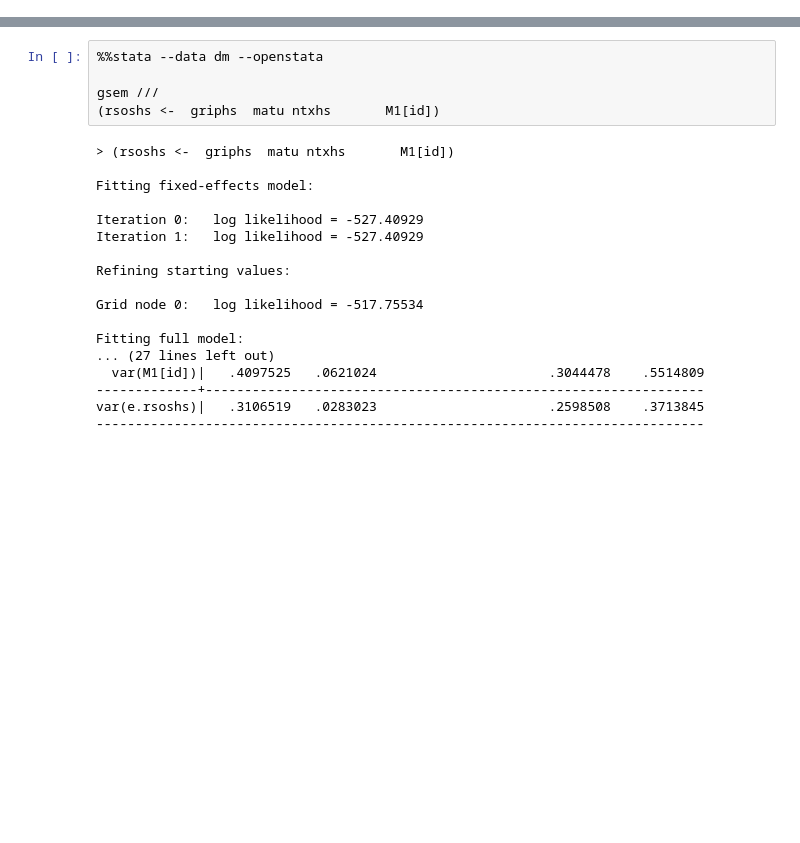
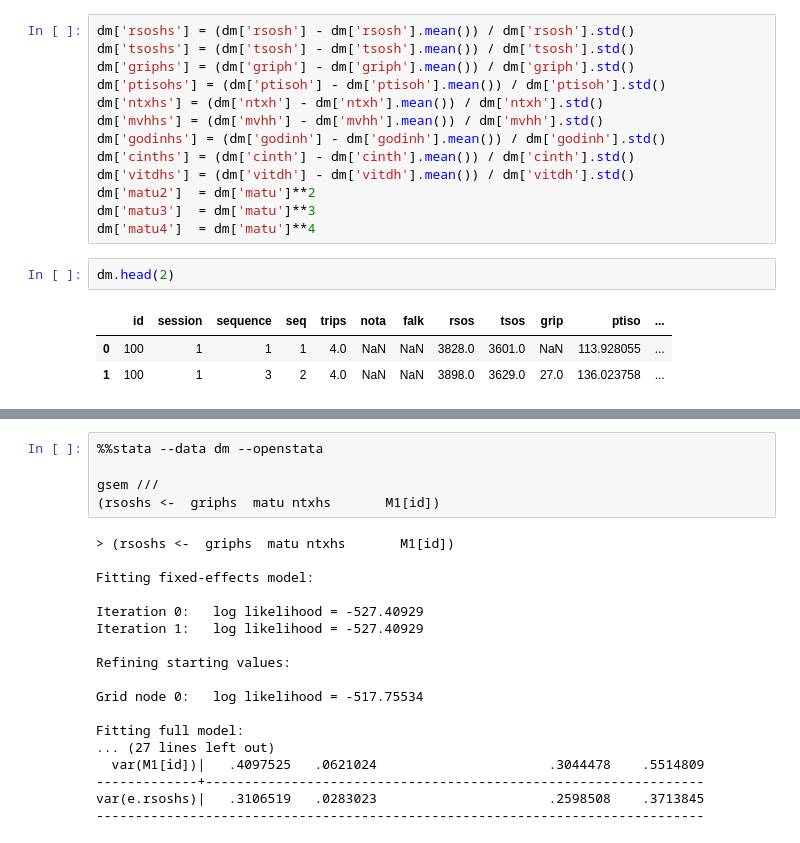
Before and after one commit to kmongeon/exercise_physiology, a Jupyter notebook: scripts/prev_stata_script.ipynb, the cells around one changed output, grey strips where cells are left out. Saved outputs shown, nothing was run; the diff lists cells and outputs as text; blank space fills up the shorter version.

```diff
--- a/scripts/prev_stata_script.ipynb
+++ b/scripts/prev_stata_script.ipynb
@@ -34,0 +176,19 @@ file ./out/dt.dta saved
+# %%
+dm['rsoshs'] = (dm['rsosh'] - dm['rsosh'].mean()) / dm['rsosh'].std()
+dm['tsoshs'] = (dm['tsosh'] - dm['tsosh'].mean()) / dm['tsosh'].std()
+dm['griphs'] = (dm['griph'] - dm['griph'].mean()) / dm['griph'].std()
+dm['ptisohs'] = (dm['ptisoh'] - dm['ptisoh'].mean()) / dm['ptisoh'].std()
+dm['ntxhs'] = (dm['ntxh'] - dm['ntxh'].mean()) / dm['ntxh'].std()
+dm['mvhhs'] = (dm['mvhh'] - dm['mvhh'].mean()) / dm['mvhh'].std()
+dm['godinhs'] = (dm['godinh'] - dm['godinh'].mean()) / dm['godinh'].std()
+dm['cinths'] = (dm['cinth'] - dm['cinth'].mean()) / dm['cinth'].std()
+dm['vitdhs'] = (dm['vitdh'] - dm['vitdh'].mean()) / dm['vitdh'].std()
+dm['matu2']  = dm['matu']**2
+dm['matu3']  = dm['matu']**3
+dm['matu4']  = dm['matu']**4
+# %%
+dm.head(2)
+# %% [output]
+|  | id | session | sequence | seq | trips | nota | falk | rsos | tsos | grip | ptiso | ... |
+| 0 | 100 | 1 | 1 | 1 | 4.0 | NaN | NaN | 3828.0 | 3601.0 | NaN | 113.928055 | ... |
+| 1 | 100 | 1 | 3 | 2 | 4.0 | NaN | NaN | 3898.0 | 3629.0 | 27.0 | 136.023758 | ... |
```
Also changed, not shown: parts of 46 cells of this notebook, 13 other files.
